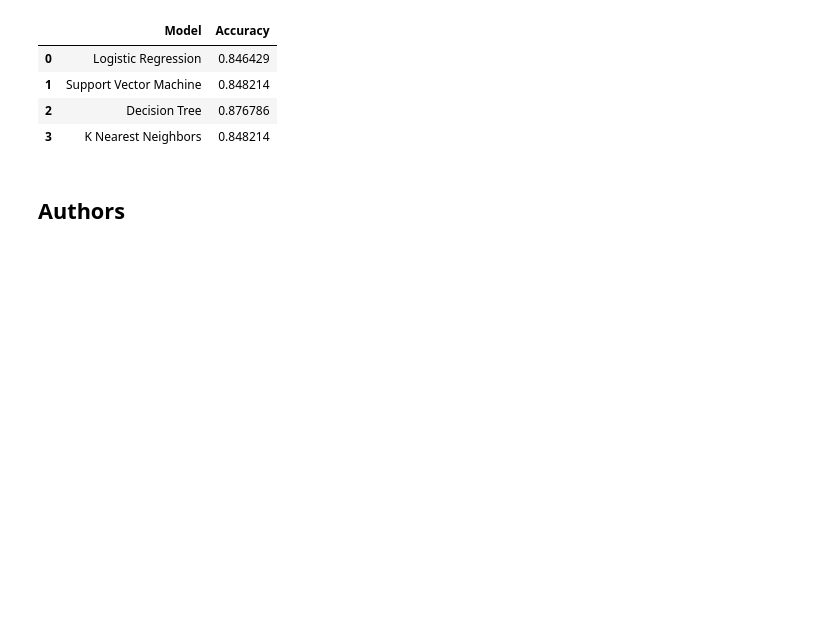
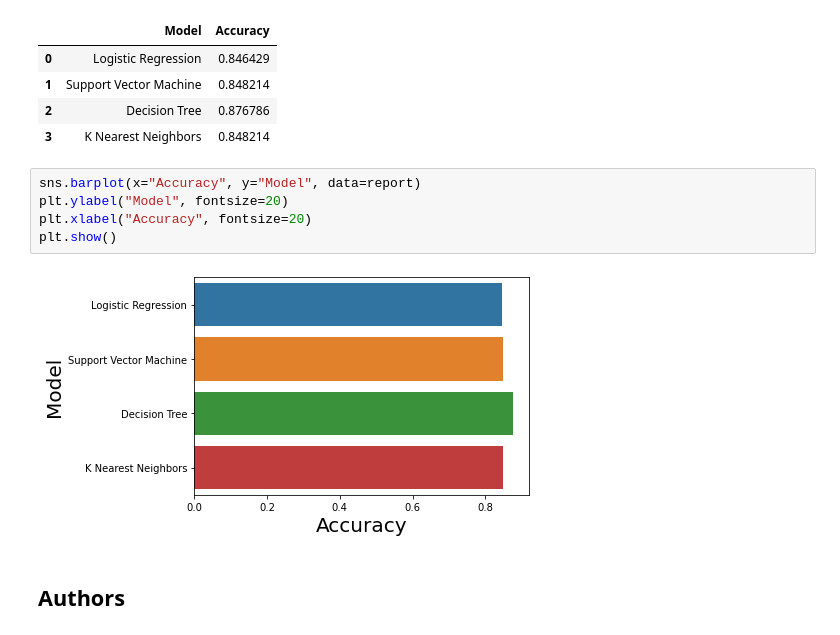
Before and after one commit to maurylukas/IBM-DS-Certificate-Project, a Jupyter notebook: Predictive Analysis.ipynb, the cells around one changed output. Saved outputs shown, nothing was run; the diff lists cells and outputs as text; blank space fills up the shorter version.

Commit message:
Added Final Barplot

```diff
--- a/Predictive Analysis.ipynb
+++ b/Predictive Analysis.ipynb
@@ -335,6 +335,13 @@ report
 | 1 | Support Vector Machine | 0.848214 |
 | 2 | Decision Tree | 0.876786 |
 | 3 | K Nearest Neighbors | 0.848214 |
+# %%
+sns.barplot(x="Accuracy", y="Model", data=report)
+plt.ylabel("Model", fontsize=20)
+plt.xlabel("Accuracy", fontsize=20)
+plt.show()
+# %% [output]
+[figure, added]
 # %% [markdown]
 ## Authors
 # %% [markdown]
```
Also changed, not shown: parts of 2 cells of this notebook.
